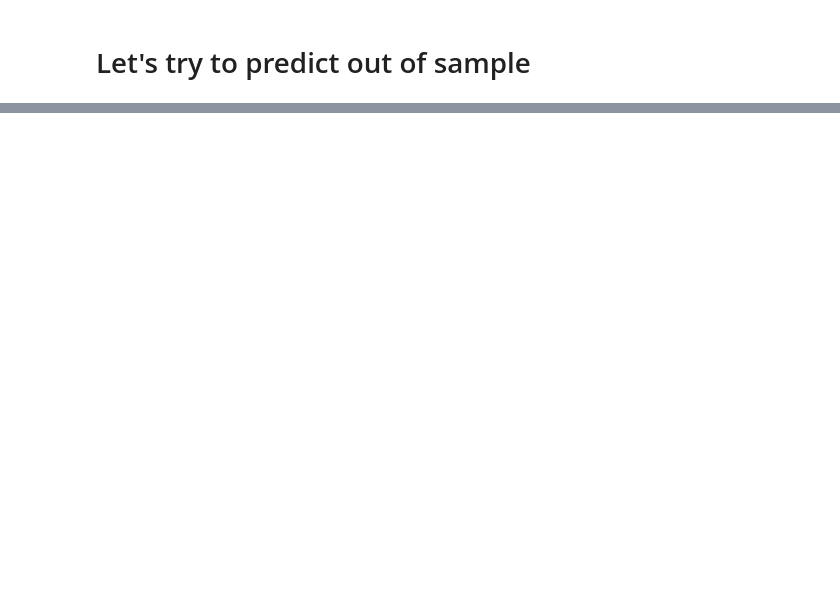
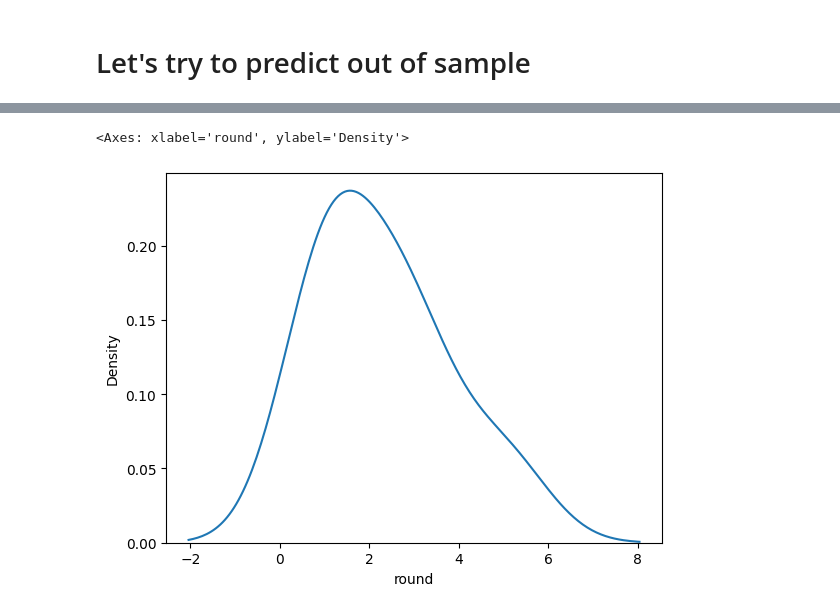
Before and after one commit to benstager/mfl, a Jupyter notebook: model_dev/draft_analysis2025.ipynb, the cells around one changed output, grey strips where cells are left out. Saved outputs shown, nothing was run; the diff lists cells and outputs as text; code cells hidden in the pictures; blank space fills up the shorter version.

```diff
--- a/model_dev/draft_analysis2025.ipynb
+++ b/model_dev/draft_analysis2025.ipynb
@@ -385,0 +653,5 @@ qbs_2025 = prospect_names[prospect_names['Position'] == "QB"]
+# %%
+sns.kdeplot(data=final[final['recent_team'] == 'CLE'], x='round')
+# %% [output]
+<Axes: xlabel='round', ylabel='Density'>
+[figure, added]
```
Also changed, not shown: parts of 102 cells of this notebook, 4 other files.
